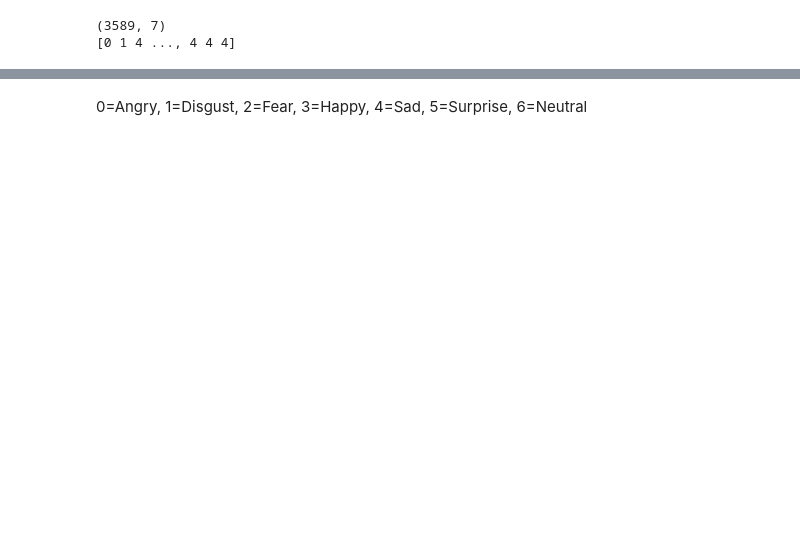
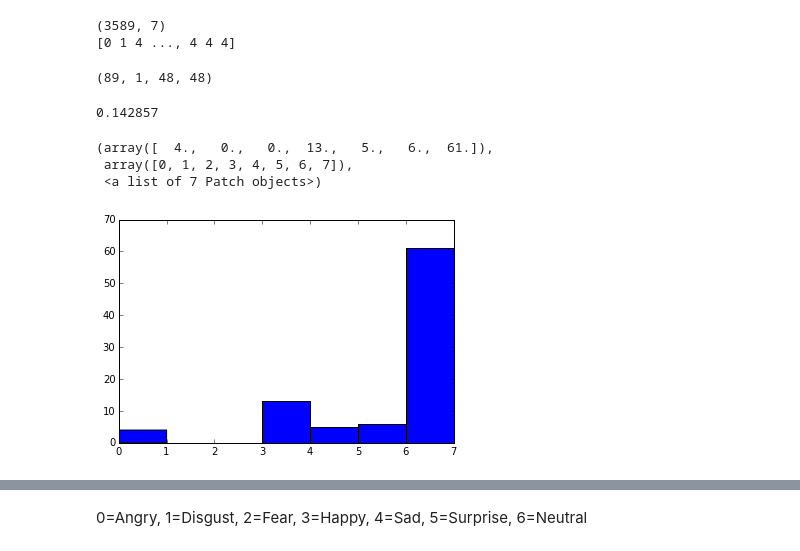
Before and after one commit to sagarjoglekar/vineCrawl, a Jupyter notebook: notebooks/UsePretrainedCNN.ipynb, the cells around one changed output, grey strips where cells are left out. Cells and saved outputs as stored; diff of their text form; code cells hidden in the pictures; blank space fills up the shorter version.

```diff
--- a/notebooks/UsePretrainedCNN.ipynb
+++ b/notebooks/UsePretrainedCNN.ipynb
@@ -239,10 +240,10 @@ def model(X, w, b , w2, b2 ,  w3, b3, w4, b4, w5 , b5, w6 , b6 , w_o, b_o, p_dro
     l6 = dropout(l6, p_drop_hidden)
 
     # Add numerically stable softmax
-    #pyx = T.nnet.softmax(T.dot(l6, w_o) + b_o.dimshuffle('x', 0))
-    opVec = T.dot(l6, w_o) + b_o.dimshuffle('x', 0)
-    xdev = opVec-opVec.max(1,keepdims=True)
-    pyx = xdev - T.log(T.sum(T.exp(xdev),axis=1,keepdims=True))
+    pyx = T.nnet.softmax(T.dot(l6, w_o) + b_o.dimshuffle('x', 0))
+    #opVec = T.dot(l6, w_o) + b_o.dimshuffle('x', 0)
+    #xdev = opVec-opVec.max(1,keepdims=True)
+    #pyx = xdev - T.log(T.sum(T.exp(xdev),axis=1,keepdims=True))
     return l1, l2, l3, l4, l5, l6, pyx
 # %%
 #Predict Loop
@@ -253,5 +254,25 @@ X = T.ftensor4()
 l1, l2, l3, l4, l5,l6, py_x = model(X, Params[0], Params[1], Params[2], Params[3], Params[4], Params[5], Params[6], Params[7], Params[8], Params[9], Params[10], Params[11], Params[12], Params[13], 0., 0.)
 y_x = T.argmax(py_x, axis=1)
 predict = theano.function(inputs=[X], outputs=y_x, allow_input_downcast=True)
+# %%
+videoFaces = genfromtxt('../Data/1450656001/faces/1290439184091443200/1290439184091443200.csv', delimiter=',')
+# %%
+videoFaces = videoFaces.reshape(-1,1,48,48)
+print videoFaces.shape
+# %% [output]
+(89, 1, 48, 48)
 # %%
 probpredict = theano.function(inputs=[X], outputs=py_x, allow_input_downcast=True)
+# %%
+vinePy_x = probpredict(videoFaces)
+print np.mean(vinePy_x)
+# %% [output]
+0.142857
+# %%
+predicted_vine = np.argmax(vinePy_x, axis=1)
+plt.hist(predicted_vine, bins=[0, 1, 2, 3,4 ,5 ,6 , 7])
+# %% [output]
+(array([  4.,   0.,   0.,  13.,   5.,   6.,  61.]),
+ array([0, 1, 2, 3, 4, 5, 6, 7]),
+ <a list of 7 Patch objects>)
+[figure, added]
```
Also changed, not shown: parts of 18 cells of this notebook, 1 other file.
